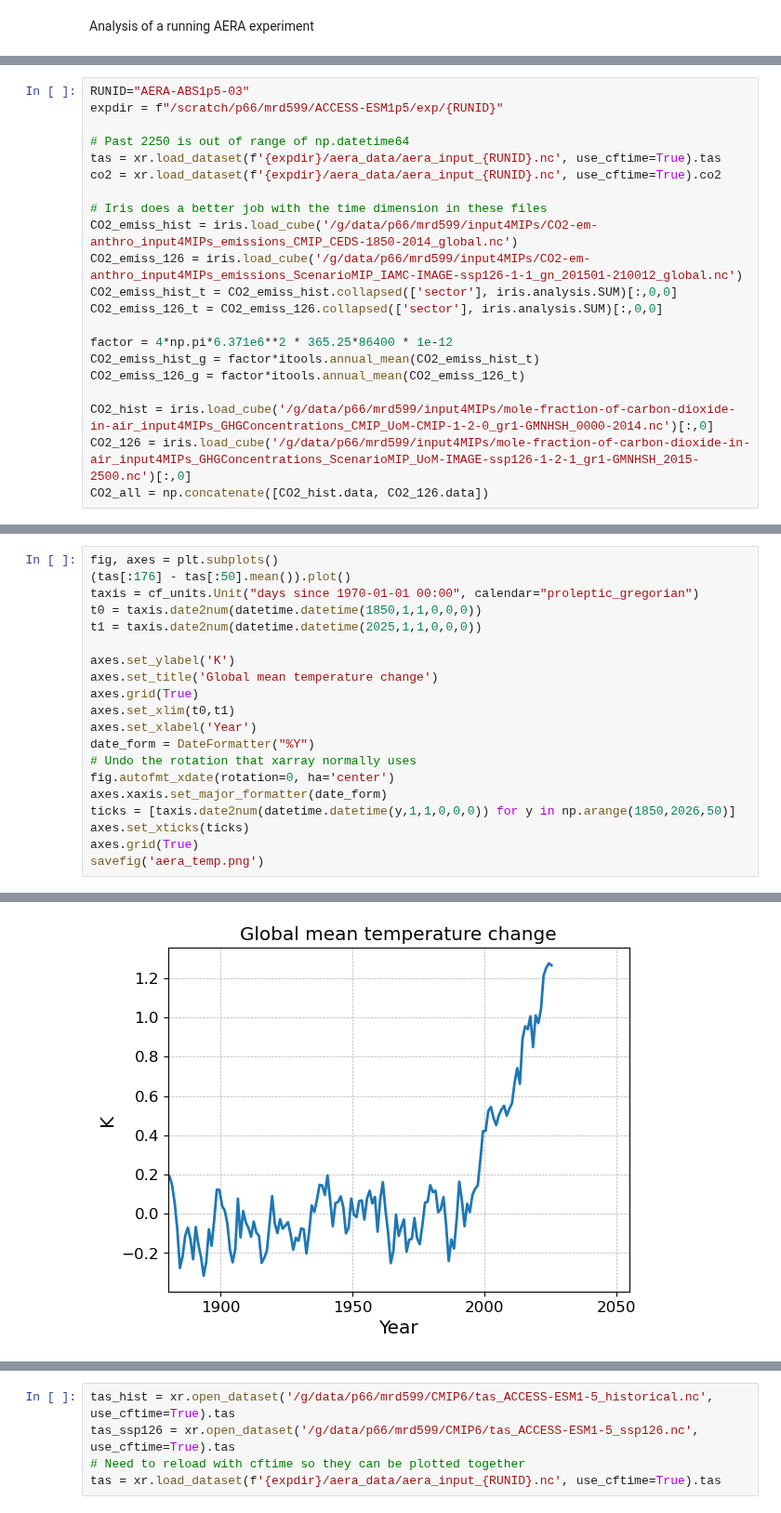
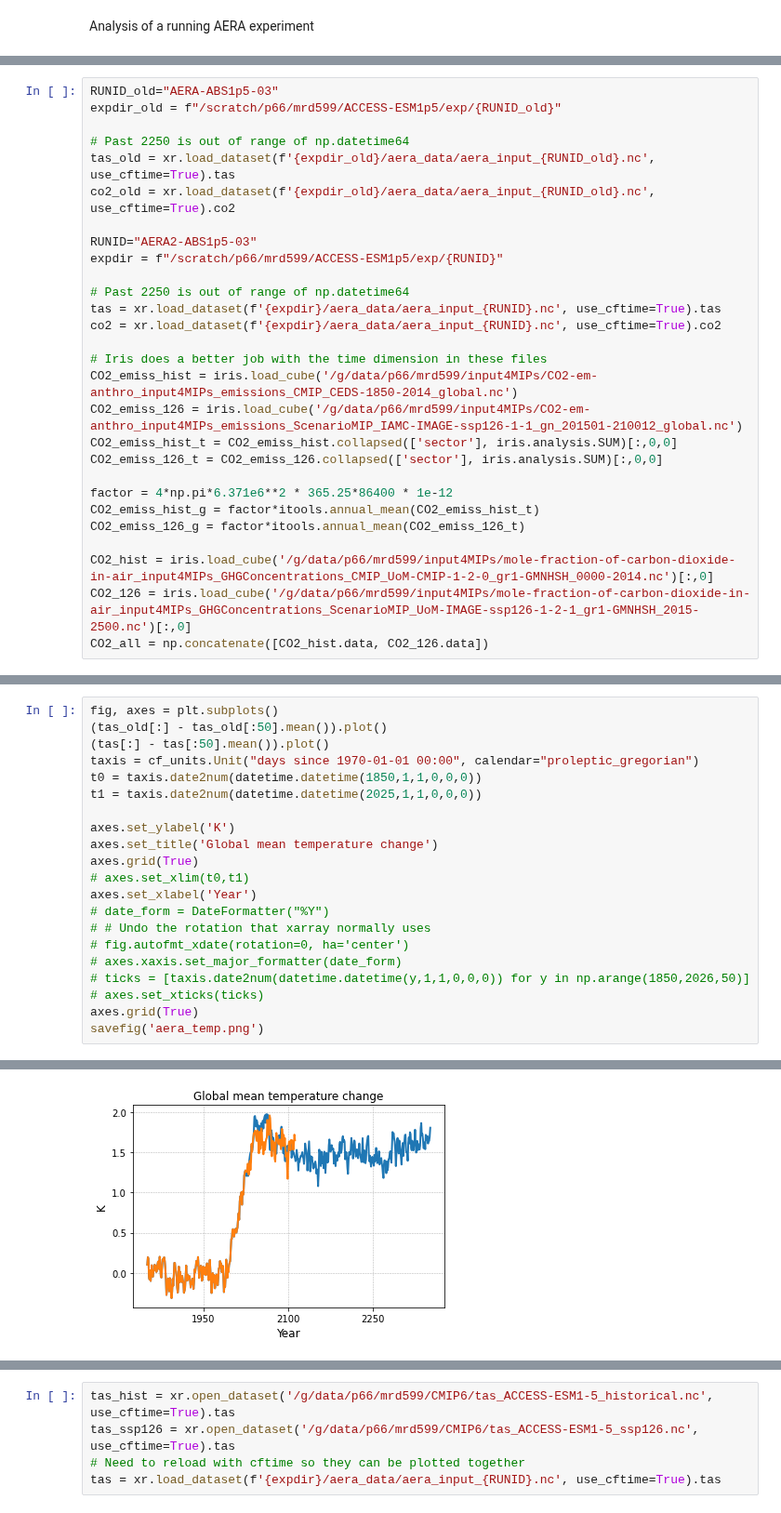
Before and after one commit to ACCESS-NRI/access-esm1.5-configs, a Jupyter notebook: code/AERA_analysis.ipynb, the cells around one changed output, grey strips where cells are left out. Shown at 93% size. Drawn from its saved outputs; the diff is of its cells as text.

```diff
--- a/code/AERA_analysis.ipynb
+++ b/code/AERA_analysis.ipynb
@@ -16,7 +17,14 @@ savefig = create_savefig(dir='/g/data/p66/mrd599/temp', nb='AERA_analysis.ipynb'
 # Need this to match cftime dates
 mdates.set_epoch("2000-01-01")
 # %%
-RUNID="AERA-ABS1p5-03"
+RUNID_old="AERA-ABS1p5-03"
+expdir_old = f"/scratch/p66/mrd599/ACCESS-ESM1p5/exp/{RUNID_old}"
+
+# Past 2250 is out of range of np.datetime64
+tas_old = xr.load_dataset(f'{expdir_old}/aera_data/aera_input_{RUNID_old}.nc', use_cftime=True).tas
+co2_old = xr.load_dataset(f'{expdir_old}/aera_data/aera_input_{RUNID_old}.nc', use_cftime=True).co2
+
+RUNID="AERA2-ABS1p5-03"
 expdir = f"/scratch/p66/mrd599/ACCESS-ESM1p5/exp/{RUNID}"
 
 # Past 2250 is out of range of np.datetime64
@@ -154,6 +235,7 @@ savefig('aera_emissions.png')
 # %%
 fig, axes = plt.subplots()
-(tas[:176] - tas[:50].mean()).plot()
+(tas_old[:] - tas_old[:50].mean()).plot()
+(tas[:] - tas[:50].mean()).plot()
 taxis = cf_units.Unit("days since 1970-01-01 00:00", calendar="proleptic_gregorian")
 t0 = taxis.date2num(datetime.datetime(1850,1,1,0,0,0))
 t1 = taxis.date2num(datetime.datetime(2025,1,1,0,0,0))
@@ -161,14 +243,14 @@ t1 = taxis.date2num(datetime.datetime(2025,1,1,0,0,0))
 axes.set_ylabel('K')
 axes.set_title('Global mean temperature change')
 axes.grid(True)
-axes.set_xlim(t0,t1)
+# axes.set_xlim(t0,t1)
 axes.set_xlabel('Year')
-date_form = DateFormatter("%Y")
-# Undo the rotation that xarray normally uses
-fig.autofmt_xdate(rotation=0, ha='center')
-axes.xaxis.set_major_formatter(date_form)
-ticks = [taxis.date2num(datetime.datetime(y,1,1,0,0,0)) for y in np.arange(1850,2026,50)]
-axes.set_xticks(ticks)
+# date_form = DateFormatter("%Y")
+# # Undo the rotation that xarray normally uses
+# fig.autofmt_xdate(rotation=0, ha='center')
+# axes.xaxis.set_major_formatter(date_form)
+# ticks = [taxis.date2num(datetime.datetime(y,1,1,0,0,0)) for y in np.arange(1850,2026,50)]
+# axes.set_xticks(ticks)
 axes.grid(True)
 savefig('aera_temp.png')
 # %% [output]
@@ -176,3 +257,3 @@ NameError: name 'DateFormatter' is not defined
-[figure, old version]
+[figure, new version]
 # %%
 fig, axes = plt.subplots()
```
Also changed, not shown: parts of 14 cells of this notebook, 22 other files.
